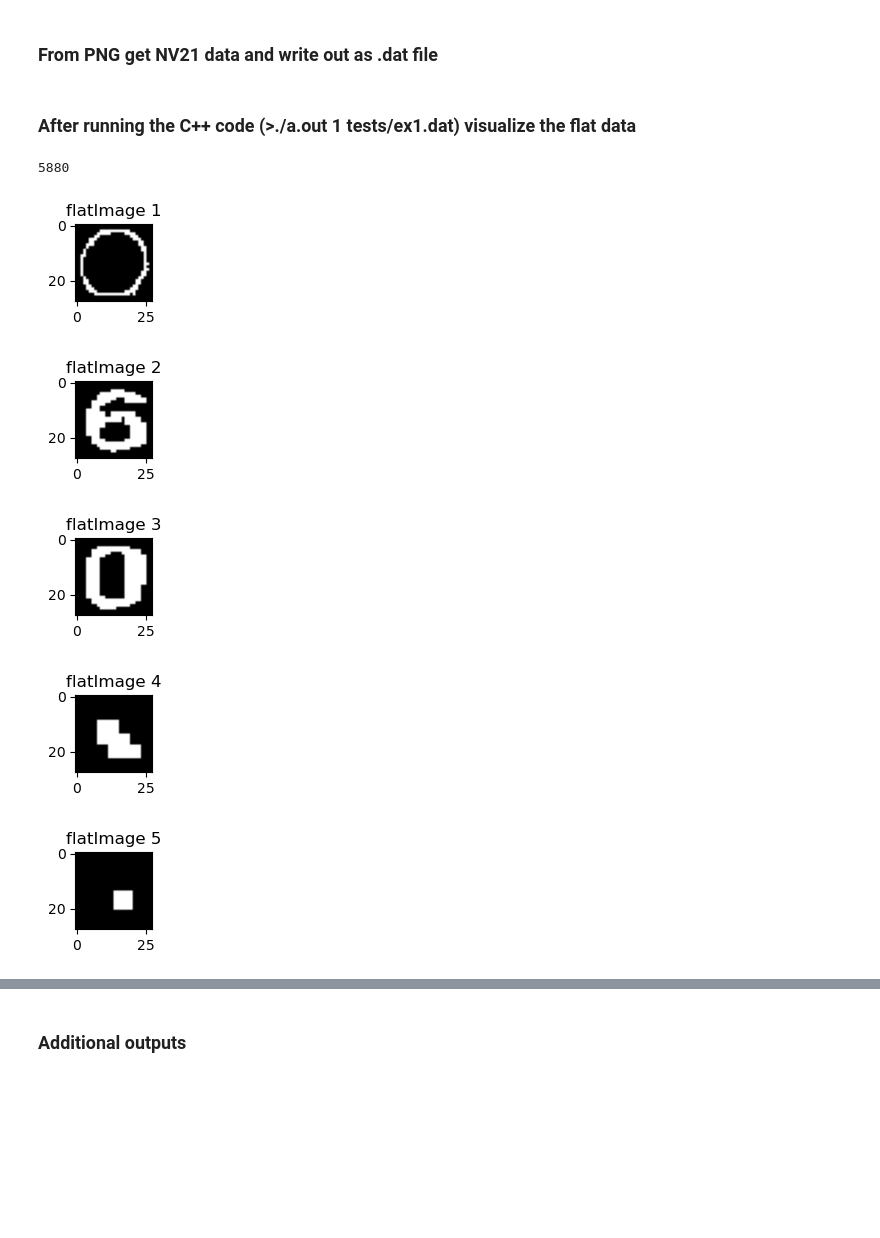
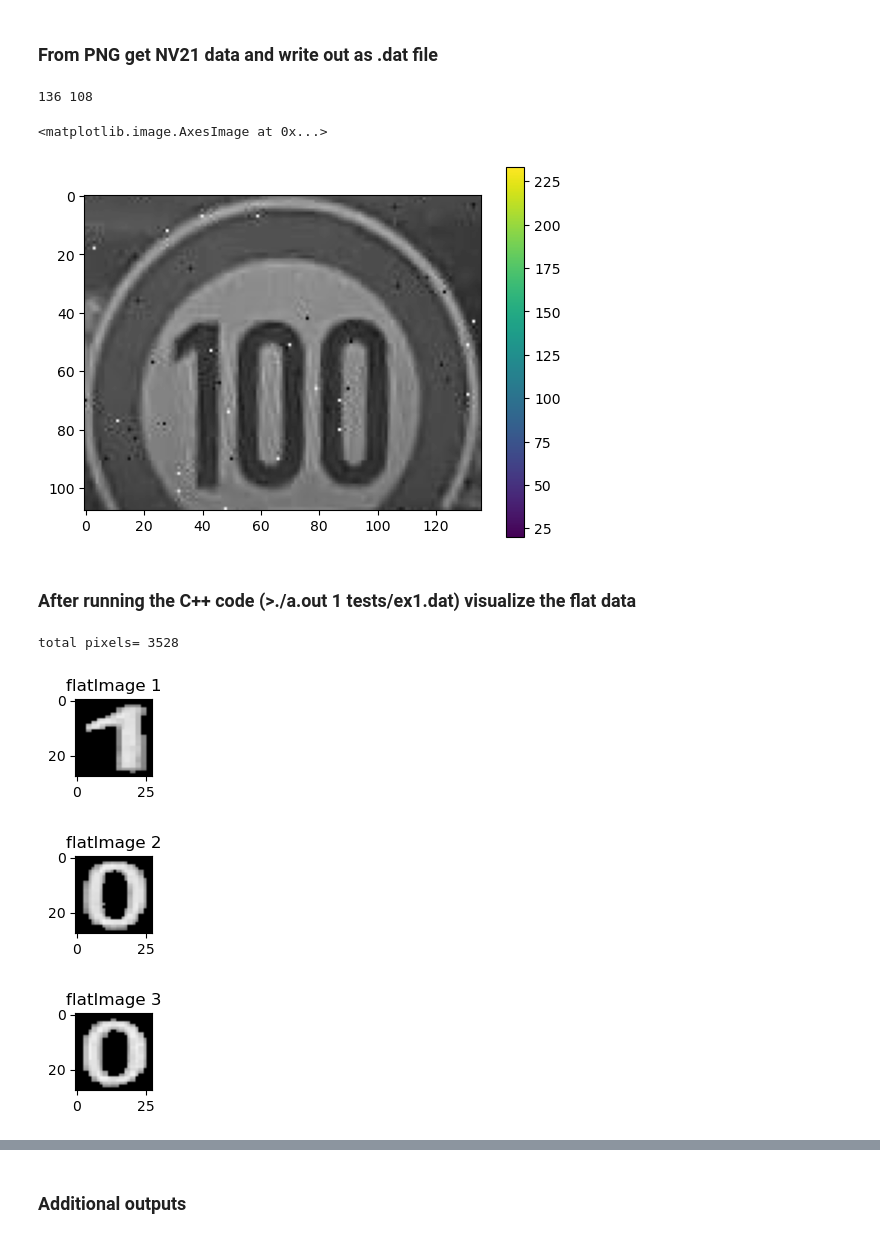
Before and after one commit to vikramMelapudi/SpeedSignCpp, a Jupyter notebook: verify.ipynb, the cells around one changed output, grey strips where cells are left out. Drawn from its saved outputs; the diff is of its cells as text; code cells hidden in the pictures; blank space fills up the shorter version.

```diff
--- a/verify.ipynb
+++ b/verify.ipynb
@@ -3,15 +3,15 @@ import numpy as np
 import matplotlib.pyplot as plt
 import cv2
 from copy import deepcopy
-import time
-
-import cv2
+import time, glob
 import numpy as np
 
 def convert_to_nv21(file_name):
   img_bgr = cv2.imread(file_name)
 
   # Convert to YUV420
+  H, W = img_bgr.shape[:2]
+  img_bgr = img_bgr[0:H-H%2, 0:W-W%2]
   yuv_i420 = cv2.cvtColor(img_bgr, cv2.COLOR_BGR2YUV_I420).flatten()
   height, width = img_bgr.shape[:2]
 
@@ -52,13 +52,14 @@ def readImageDat(dfil, show=True):
         txt = f.readlines()
     ntxt = [float(x) for x in txt[0].split(',')]
     W, H = map(int, ntxt[:2])
-    nd = ntxt[2:]
-    img = np.reshape(nd,(W,H),'C')
-    print(np.unique(img), img.shape)
+    nd = ntxt[2:W*H+2]
+    img = np.reshape(nd,(W,H),'F').T
+    # print(np.unique(img), img.shape)
     if show:
         plt.figure()
         plt.imshow(img)
         plt.colorbar()
+    return img
 # %% [markdown]
 ### From PNG get NV21 data and write out as .dat file
 # %%
@@ -66,33 +67,54 @@ nv21, w, h = convert_to_nv21('tests/ex1.png')
 with open('tests/ex1.dat','w') as f:
     f.write('%d,%d,'%(w,h));
     f.write(','.join(['%d'%x for x in nv21]))
+# %%
+fils = glob.glob('tests/*.png')
+fils = ['tests/exTough/tough_019.png']
+for fil in fils:
+    nv21, w, h = convert_to_nv21(fil)
+    print(w,h)
+    with open(fil.replace('.png','.dat'),'w') as f:
+        f.write('%d,%d,'%(w,h));
+        f.write(','.join(['%d'%x for x in nv21]))
+# %% [output]
+136 108
+# %%
+dfil = 'tests/exTough/tough_019.dat'
+with open(dfil) as f:
+    txt = f.readlines()
+    ntxt = [float(x) for x in txt[0].split(',')]
+# %%
+img = readImageDat(dfil)
+plt.imshow(img,cmap='gray')
+# %% [output]
+<matplotlib.image.AxesImage at 0x...>
+[figure, added]
 # %% [markdown]
 ### After running the C++ code (>./a.out 1 tests/ex1.dat) visualize the flat data
-# %%
-with open('tests/flatImages.out','r') as f:
-    txt = f.readlines()
-dat = [int(x) for x in txt[0].strip().strip(',').split(',')]
-len(dat)
-# %% [output]
-5880
 # %%
+with open('tests/flatImages.out','r') as f:
+    txt = f.readlines()
+dat = [int(x) for x in txt[0].strip().strip(',').split(',')]
+print('total pixels=',len(dat))
+
 w = 28
 h = 28
 isz = int(w*h*1.5)
 noff = 0
 ncnt = 0
+imgs = []
 while(noff<len(dat)):
     idat = dat[noff:noff+isz]
     ncnt += 1
     noff+= isz
     idat = np.reshape(idat,(int(h*1.5),w),'C')
     rgb = plot_nv21_image(idat,w,h)
+    imgs.append(rgb)
     plt.figure(figsize=(1,1))
     plt.imshow(rgb)
     plt.title('flatImage %d'%ncnt)
 # %% [output]
+total pixels= 3528
-[figure, old version]
+[figure, new version]
-[figure, old version]
+[figure, new version]
-[figure, old version]
+[figure, new version]
-[figure, removed]
-[figure, removed]
```
Also changed, not shown: parts of 5 cells of this notebook.
